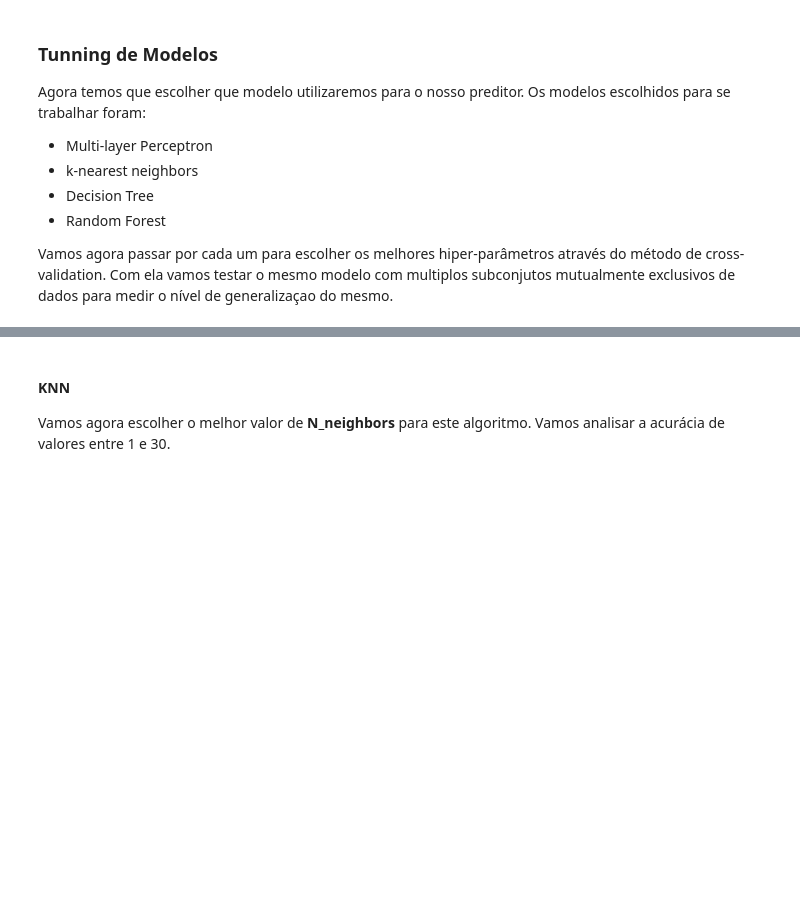
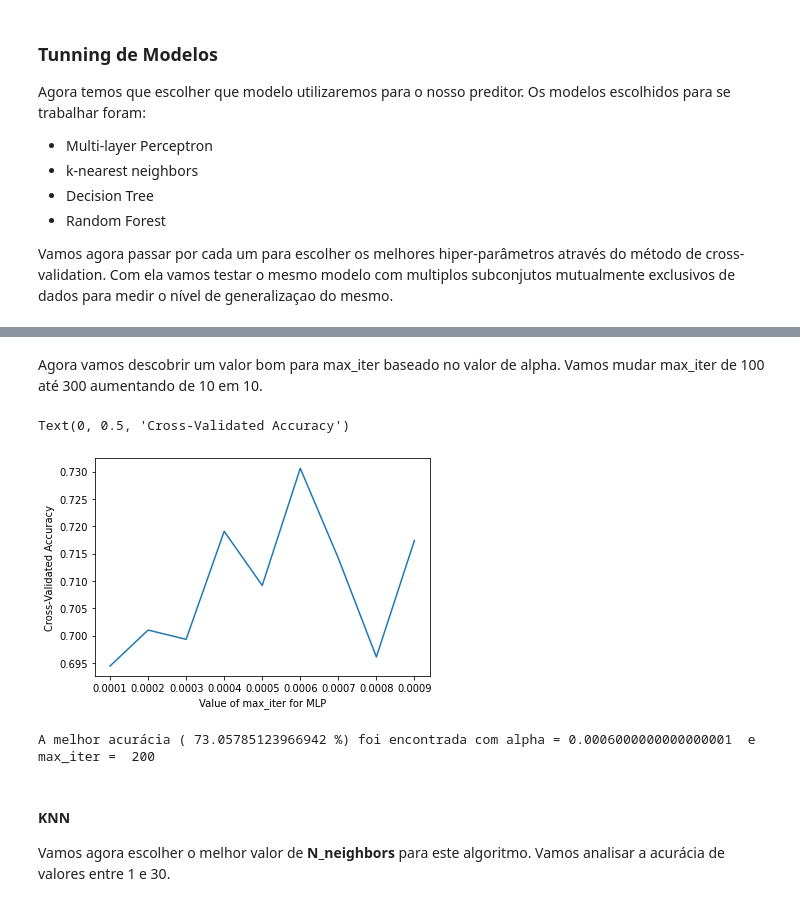
Before and after one commit to Valgueiro/dataScience_project, a Jupyter notebook: Projeto_2_dataScience.ipynb, the cells around one changed output, grey strips where cells are left out. Drawn from its saved outputs; the diff is of its cells as text; code cells hidden in the pictures; blank space fills up the shorter version.

```diff
--- a/Projeto_2_dataScience.ipynb
+++ b/Projeto_2_dataScience.ipynb
@@ -299,3 +326,31 @@ len(results[results == 1])
+# %% [markdown]
+Agora vamos descobrir um valor bom para max_iter baseado no valor de alpha. Vamos mudar max_iter de 100 até 300 aumentando de 10 em 10.
+# %%
+max_iter_range = range(100, 300, 10)
+max_iter_scores = {}
+
+for m in max_iter_range:
+    model = MLPClassifier(alpha=best_alpha, max_iter=m)
+    scores = cross_val_score(model, qbs_attributes, results, cv=5, scoring='accuracy')
+    max_iter_scores[m] = scores.mean()
+
+plt.plot(list(alpha_scores.keys()), list(alpha_scores.values()))
+plt.xlabel('Value of max_iter for MLP')
+plt.ylabel('Cross-Validated Accuracy')
+# %% [output]
+Text(0, 0.5, 'Cross-Validated Accuracy')
+[figure, added]
+# %%
+best_max_iter = 200
+
+for index, accuracy in max_iter_scores.items():
+  if best_accuracy < accuracy:
+    best_max_iter = index
+    best_accuracy = accuracy
+
+print("A melhor acurácia (", best_accuracy*100, "%) foi encontrada com alpha =", best_alpha, " e max_iter = ", best_max_iter)
+# %% [output]
+A melhor acurácia ( 73.05785123966942 %) foi encontrada com alpha = 0.0006000000000000001  e max_iter =  200
 # %% [markdown]
 #### KNN
 
```
Also changed, not shown: parts of 9 cells of this notebook.
